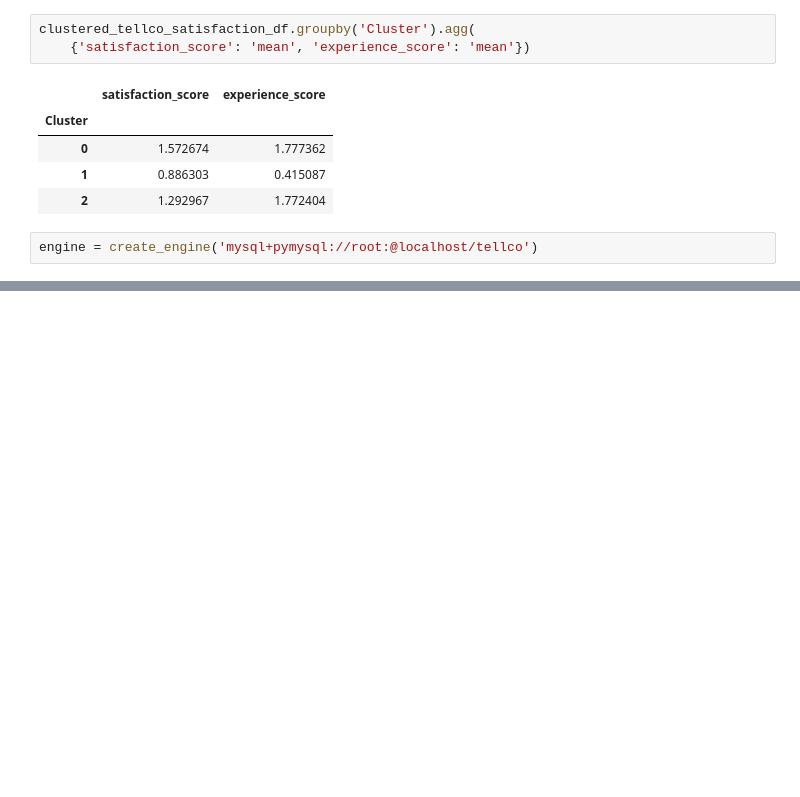
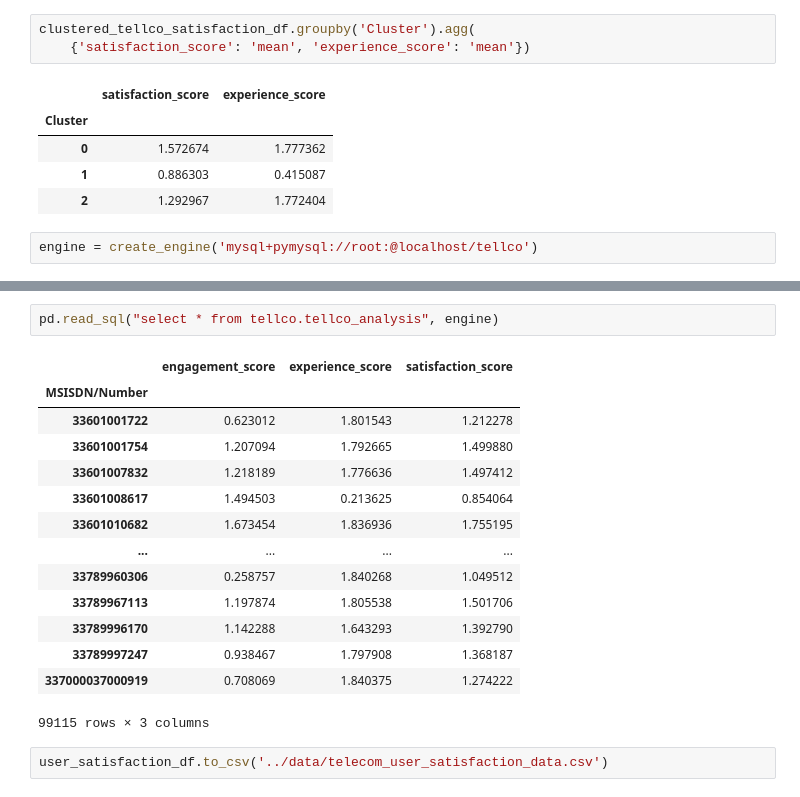
Before and after one commit to zelalemshiferaw/Telecommunication-Data-Analysis, a Jupyter notebook: notebooks/User Satisfaction Analysis.ipynb, the cells around one changed output, grey strips where cells are left out. Cells and saved outputs as stored; diff of their text form; blank space fills up the shorter version.

Commit message:
Finalizing User Satisfaction

```diff
--- a/notebooks/User Satisfaction Analysis.ipynb
+++ b/notebooks/User Satisfaction Analysis.ipynb
@@ -266,0 +266,19 @@ Error writing to database:  (pymysql.err.OperationalError) (2003, "Can't connect
+# %%
+pd.read_sql("select * from tellco.tellco_analysis", engine)
+# %% [output]
+|  | engagement_score | experience_score | satisfaction_score |
+| MSISDN/Number |  |  |  |
+| 33601001722 | 0.623012 | 1.801543 | 1.212278 |
+| 33601001754 | 1.207094 | 1.792665 | 1.499880 |
+| 33601007832 | 1.218189 | 1.776636 | 1.497412 |
+| 33601008617 | 1.494503 | 0.213625 | 0.854064 |
+| 33601010682 | 1.673454 | 1.836936 | 1.755195 |
+| ... | ... | ... | ... |
+| 33789960306 | 0.258757 | 1.840268 | 1.049512 |
+| 33789967113 | 1.197874 | 1.805538 | 1.501706 |
+| 33789996170 | 1.142288 | 1.643293 | 1.392790 |
+| 33789997247 | 0.938467 | 1.797908 | 1.368187 |
+| 337000037000919 | 0.708069 | 1.840375 | 1.274222 |
+99115 rows × 3 columns
+# %%
+user_satisfaction_df.to_csv('../data/telecom_user_satisfaction_data.csv')
```
Also changed, not shown: parts of 1 cell of this notebook.
